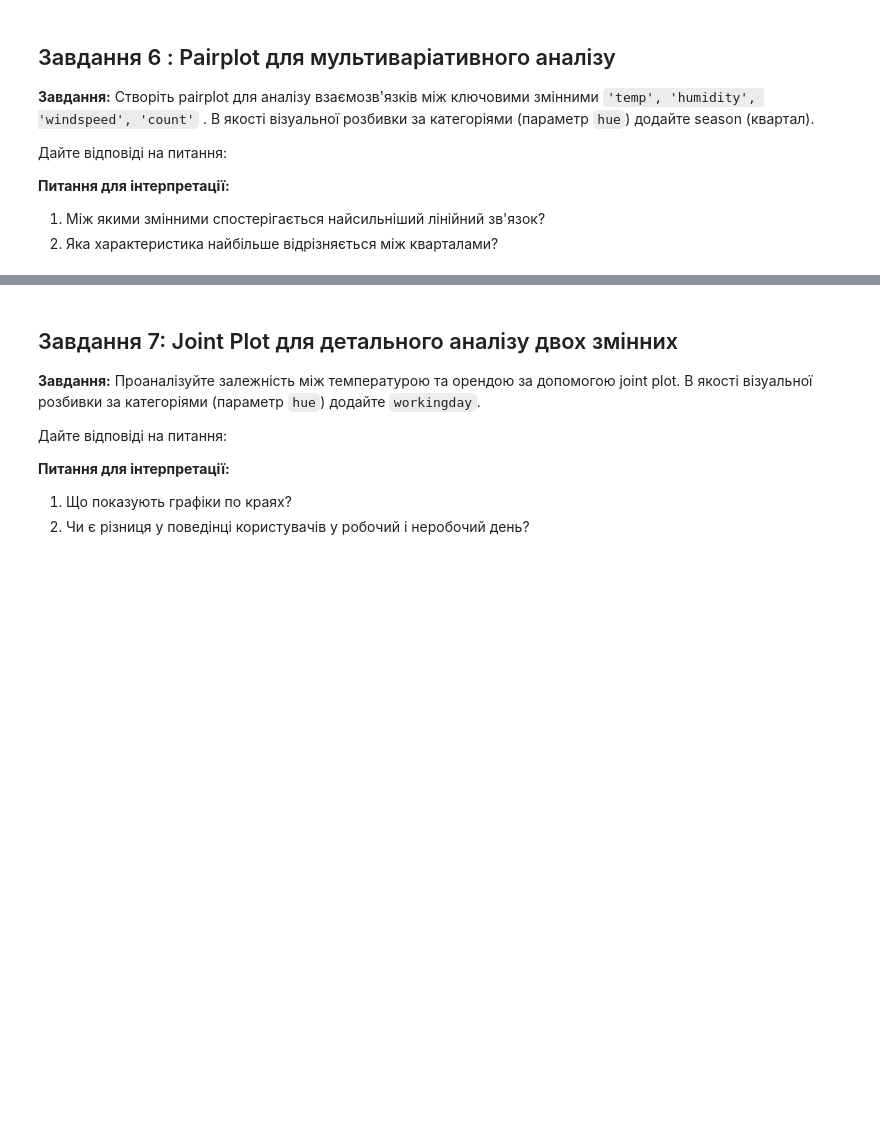
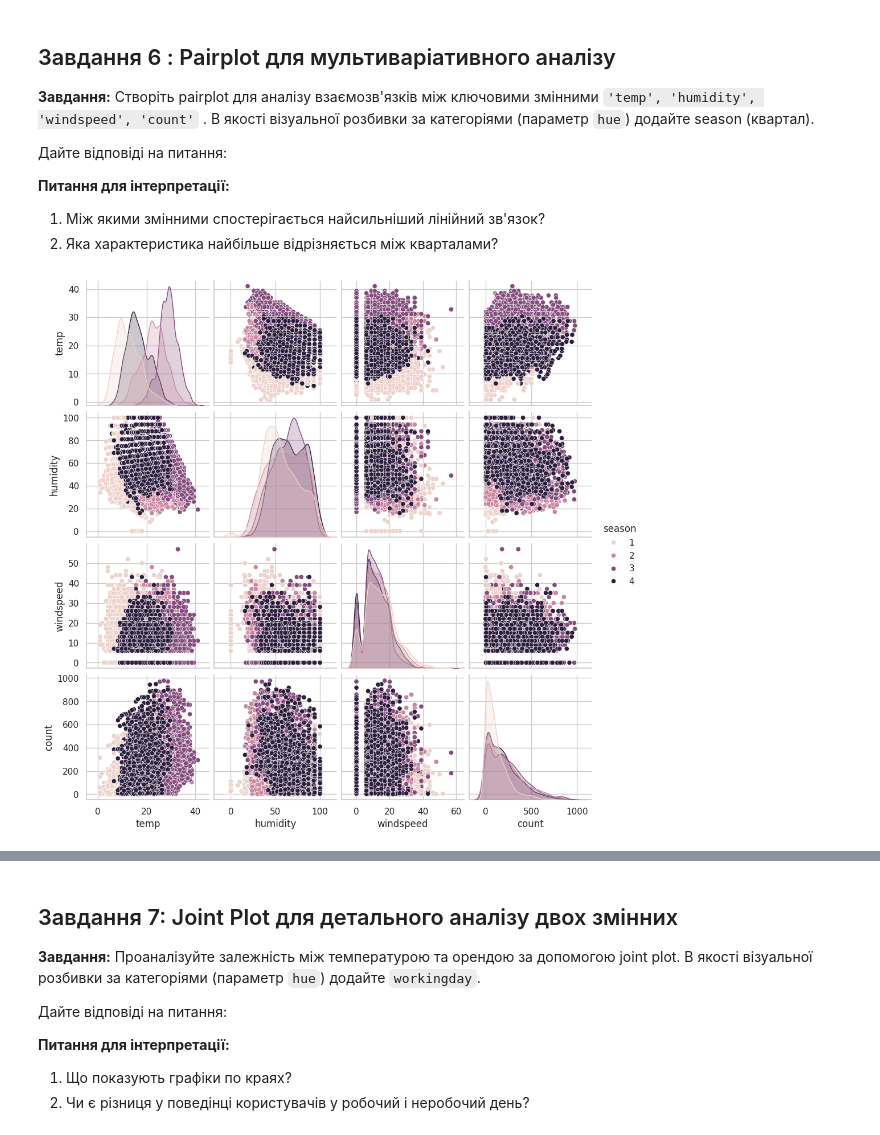
Before and after one commit to olblinova/python_for_ds_tasks-is-available, a Jupyter notebook: "HW_11_3_Статистичні_візуалізації_з_Seaborn_ipynb".ipynb, the cells around one changed output, grey strips where cells are left out. Saved outputs shown, nothing was run; the diff lists cells and outputs as text; code cells hidden in the pictures; blank space fills up the shorter version.

```diff
--- a/"HW_11_3_Статистичні_візуалізації_з_Seaborn_ipynb".ipynb
+++ b/"HW_11_3_Статистичні_візуалізації_з_Seaborn_ipynb".ipynb
@@ -326,3 +326,13 @@ plt.show()
 **Питання для інтерпретації:**
 1. Між якими змінними спостерігається найсильніший лінійний зв'язок?
 2. Яка характеристика найбільше відрізняється між кварталами?
+# %%
+sns.pairplot(
+    df[['temp', 'humidity', 'windspeed', 'count', 'season']],
+    hue='season',
+    diag_kind='kde'
+)
+
+plt.show()
+# %% [output]
+[figure, added]
```
Also changed, not shown: parts of 1 cell of this notebook.
